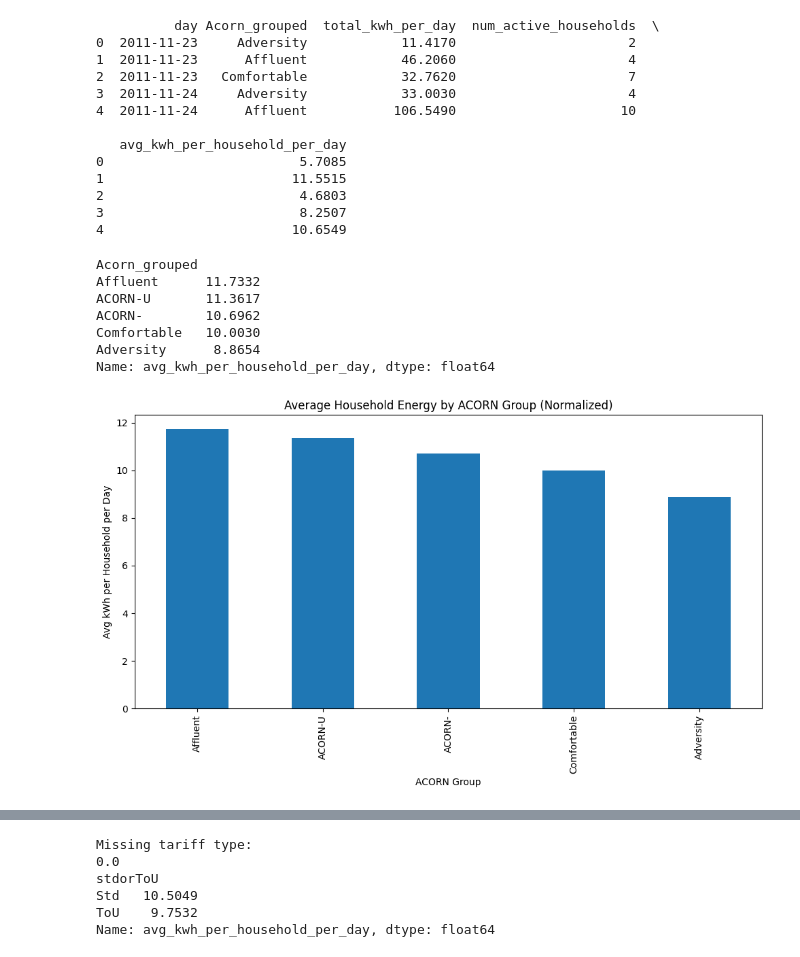
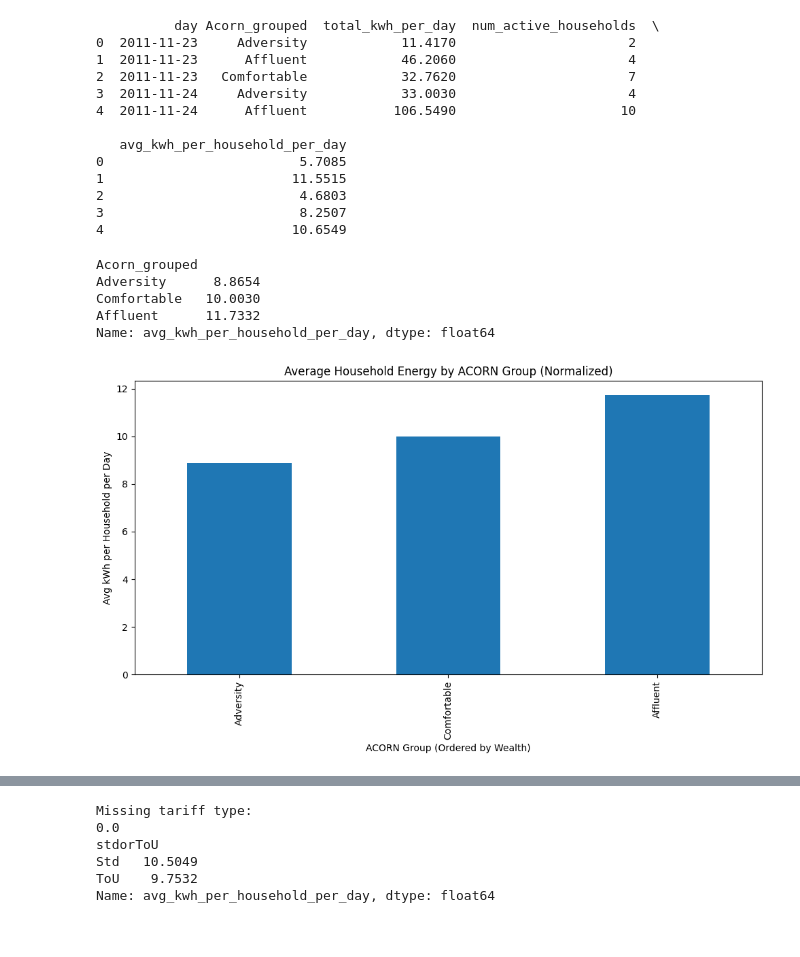
Before and after one commit to MaximeBoulat/TeamProject-530, a Jupyter notebook: Notebooks/Smart_meters_in_London.ipynb, the cells around one changed output, grey strips where cells are left out. Cells and saved outputs as stored; diff of their text form; code cells hidden in the pictures.

```diff
--- a/Notebooks/Smart_meters_in_London.ipynb
+++ b/Notebooks/Smart_meters_in_London.ipynb
@@ -783,8 +783,22 @@ Missing Acorn_grouped in daily:
 | 3 | MAC000131 | Affluent |
 | 4 | MAC000131 | Affluent |
 # %%
-# STEP 6C: Normalized Consumption by ACORN Group
+# STEP 6C (REV): Normalized Consumption by ACORN Group
 
+# Remove non-informative ACORN categories (~1% of households)
+valid_acorn_groups = ["Adversity", "Comfortable", "Affluent"]
+
+daily_with_acorn = daily.merge(
+    households[["LCLid", "Acorn_grouped"]],
+    on="LCLid",
+    how="left"
+)
+
+daily_with_acorn = daily_with_acorn[
+    daily_with_acorn["Acorn_grouped"].isin(valid_acorn_groups)
+]
+
+# Aggregate to daily ACORN-level normalization
 acorn_norm = (
     daily_with_acorn
     .groupby(["day", "Acorn_grouped"])
@@ -799,6 +813,14 @@ acorn_norm["avg_kwh_per_household_per_day"] = (
     acorn_norm["total_kwh_per_day"] / acorn_norm["num_active_households"]
 )
 
+# Enforce wealth ordering
+acorn_order = ["Adversity", "Comfortable", "Affluent"]
+acorn_norm["Acorn_grouped"] = pd.Categorical(
+    acorn_norm["Acorn_grouped"],
+    categories=acorn_order,
+    ordered=True
+)
+
 print(acorn_norm.head())
 # %% [output]
           day Acorn_grouped  total_kwh_per_day  num_active_households  \
@@ -815,32 +837,29 @@ print(acorn_norm.head())
 3                         8.2507
 4                        10.6549
 # %%
-# STEP 6D: Average Normalized Consumption by ACORN Group
+# STEP 6D (REV): Average Normalized Consumption by ACORN Group
 
 acorn_summary = (
     acorn_norm
     .groupby("Acorn_grouped")
     ["avg_kwh_per_household_per_day"]
     .mean()
-    .sort_values(ascending=False)
 )
 
 print(acorn_summary)
 
 plt.figure(figsize=(10, 6))
 acorn_summary.plot(kind="bar")
 plt.title("Average Household Energy by ACORN Group (Normalized)")
 plt.ylabel("Avg kWh per Household per Day")
-plt.xlabel("ACORN Group")
+plt.xlabel("ACORN Group (Ordered by Wealth)")
 plt.tight_layout()
 plt.show()
 # %% [output]
 Acorn_grouped
+Adversity      8.8654
+Comfortable   10.0030
 Affluent      11.7332
-ACORN-U       11.3617
-ACORN-        10.6962
-Comfortable   10.0030
-Adversity      8.8654
 Name: avg_kwh_per_household_per_day, dtype: float64
-[figure, old version]
+[figure, new version]
 # %%
```
Also changed, not shown: parts of 3 cells of this notebook.
